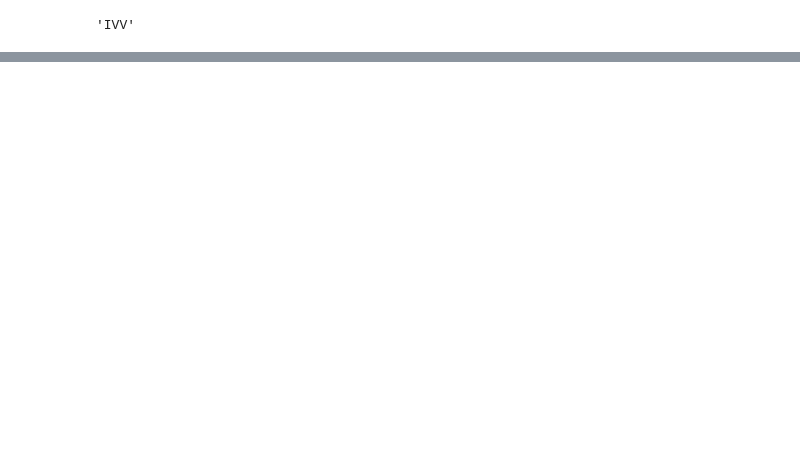
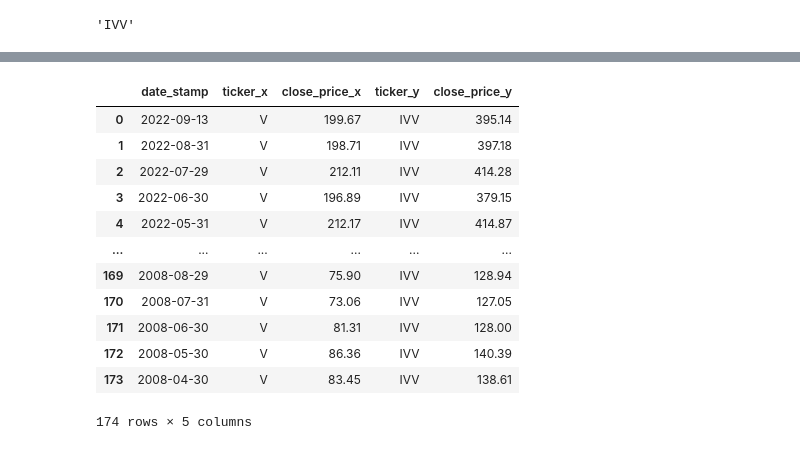
Before and after one commit to WagnerLD/UCDPA_LisaWagner, a Jupyter notebook: UCDPA_LisaWagner_Assignment/UCDPA_LisaWagner_Assignment.ipynb, the cells around one changed output, grey strips where cells are left out. Drawn from its saved outputs; the diff is of its cells as text; code cells hidden in the pictures; blank space fills up the shorter version.

Commit message:
Sep 13 df merged

```diff
--- a/UCDPA_LisaWagner_Assignment/UCDPA_LisaWagner_Assignment.ipynb
+++ b/UCDPA_LisaWagner_Assignment/UCDPA_LisaWagner_Assignment.ipynb
@@ -322,0 +353,18 @@ df_mtsIVV
+# %%
+#merge data frame based on date so prices of each stock (including ticker symbol) is combined on same row based on date
+
+pd.merge(df_mtsV,df_mtsIVV, on="date_stamp", how = "inner")
+# %% [output]
+|  | date_stamp | ticker_x | close_price_x | ticker_y | close_price_y |
+| 0 | 2022-09-13 | V | 199.67 | IVV | 395.14 |
+| 1 | 2022-08-31 | V | 198.71 | IVV | 397.18 |
+| 2 | 2022-07-29 | V | 212.11 | IVV | 414.28 |
+| 3 | 2022-06-30 | V | 196.89 | IVV | 379.15 |
+| 4 | 2022-05-31 | V | 212.17 | IVV | 414.87 |
+| ... | ... | ... | ... | ... | ... |
+| 169 | 2008-08-29 | V | 75.90 | IVV | 128.94 |
+| 170 | 2008-07-31 | V | 73.06 | IVV | 127.05 |
+| 171 | 2008-06-30 | V | 81.31 | IVV | 128.00 |
+| 172 | 2008-05-30 | V | 86.36 | IVV | 140.39 |
+| 173 | 2008-04-30 | V | 83.45 | IVV | 138.61 |
+174 rows × 5 columns
```
Also changed, not shown: parts of 12 cells of this notebook.
